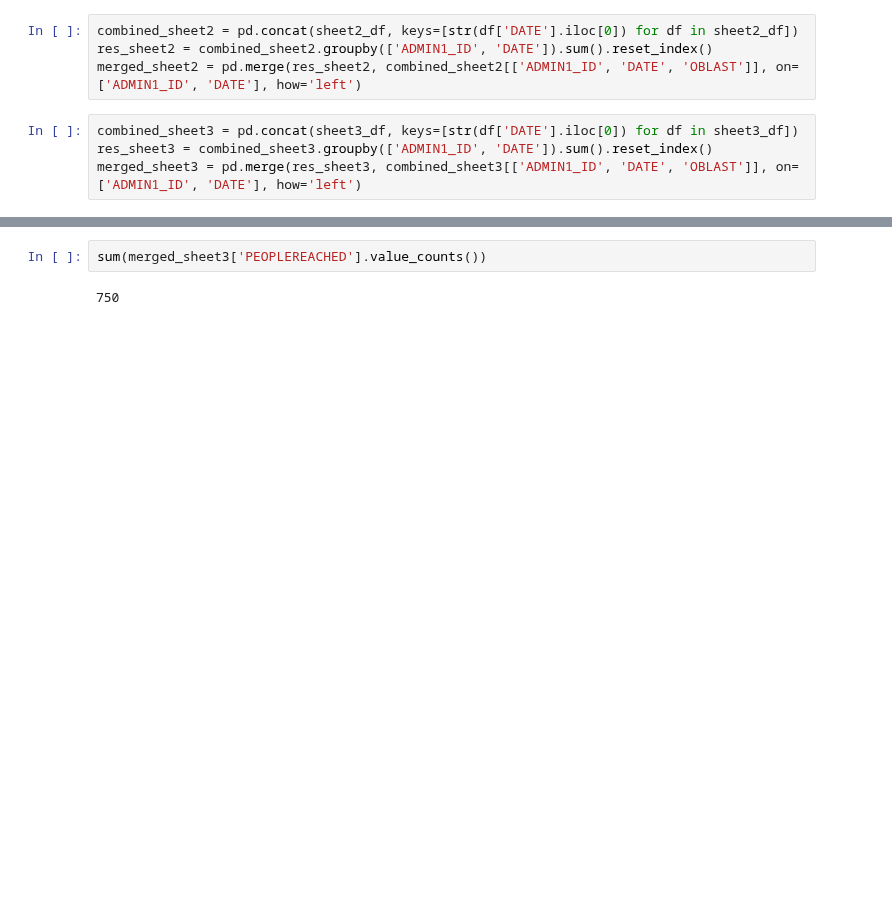
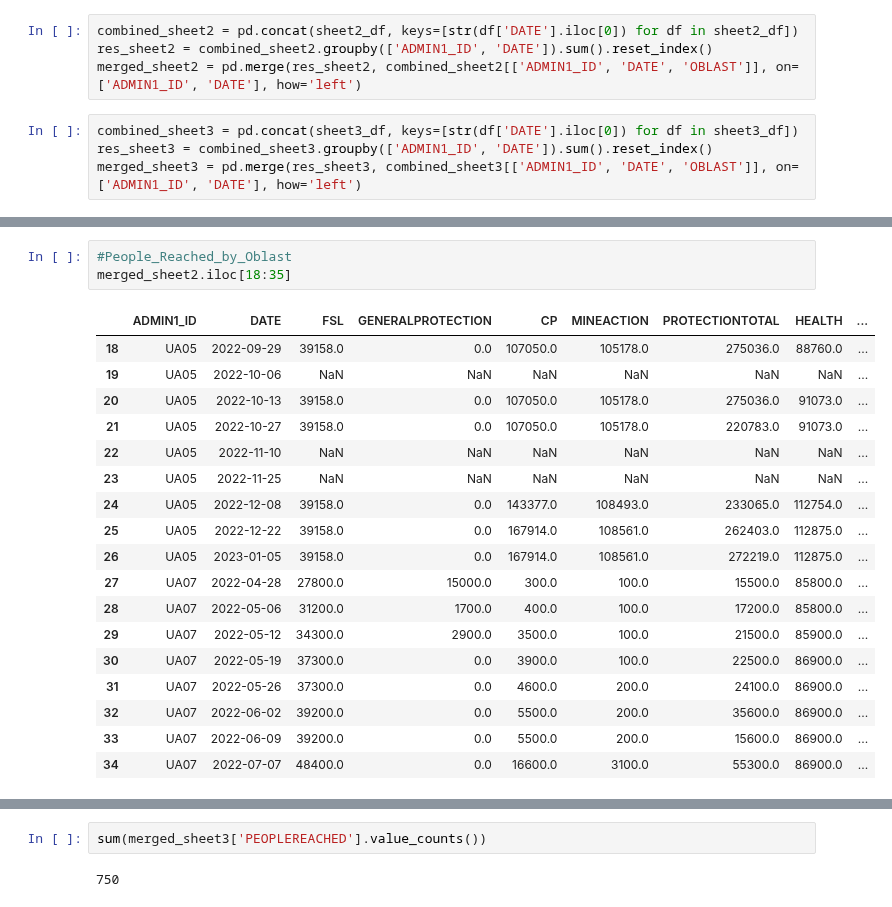
Before and after one commit to reo113/GuideHouse_Project, a Jupyter notebook: guidehouse.ipynb, the cells around one changed output, grey strips where cells are left out. Saved outputs shown, nothing was run; the diff lists cells and outputs as text; blank space fills up the shorter version.

```diff
--- a/guidehouse.ipynb
+++ b/guidehouse.ipynb
@@ -113,6 +92,28 @@ merged_sheet1.iloc[20:35]
 | 32 | UA07 | 2022-05-12 | 1.0 | 0.0 | 0.0 | 1.0 | 8.0 | 7.0 | 8.0 | 1.0 | ... |
 | 33 | UA07 | 2022-05-19 | 1.0 | 0.0 | 0.0 | 2.0 | 9.0 | 8.0 | 8.0 | 1.0 | ... |
 | 34 | UA07 | 2022-05-26 | 0.0 | 0.0 | 0.0 | 2.0 | 9.0 | 7.0 | 7.0 | 1.0 | ... |
+# %%
+#People_Reached_by_Oblast
+merged_sheet2.iloc[18:35]
+# %% [output]
+|  | ADMIN1_ID | DATE | FSL | GENERALPROTECTION | CP | MINEACTION | PROTECTIONTOTAL | HEALTH | ... |
+| 18 | UA05 | 2022-09-29 | 39158.0 | 0.0 | 107050.0 | 105178.0 | 275036.0 | 88760.0 | ... |
+| 19 | UA05 | 2022-10-06 | NaN | NaN | NaN | NaN | NaN | NaN | ... |
+| 20 | UA05 | 2022-10-13 | 39158.0 | 0.0 | 107050.0 | 105178.0 | 275036.0 | 91073.0 | ... |
+| 21 | UA05 | 2022-10-27 | 39158.0 | 0.0 | 107050.0 | 105178.0 | 220783.0 | 91073.0 | ... |
+| 22 | UA05 | 2022-11-10 | NaN | NaN | NaN | NaN | NaN | NaN | ... |
+| 23 | UA05 | 2022-11-25 | NaN | NaN | NaN | NaN | NaN | NaN | ... |
+| 24 | UA05 | 2022-12-08 | 39158.0 | 0.0 | 143377.0 | 108493.0 | 233065.0 | 112754.0 | ... |
+| 25 | UA05 | 2022-12-22 | 39158.0 | 0.0 | 167914.0 | 108561.0 | 262403.0 | 112875.0 | ... |
+| 26 | UA05 | 2023-01-05 | 39158.0 | 0.0 | 167914.0 | 108561.0 | 272219.0 | 112875.0 | ... |
+| 27 | UA07 | 2022-04-28 | 27800.0 | 15000.0 | 300.0 | 100.0 | 15500.0 | 85800.0 | ... |
+| 28 | UA07 | 2022-05-06 | 31200.0 | 1700.0 | 400.0 | 100.0 | 17200.0 | 85800.0 | ... |
+| 29 | UA07 | 2022-05-12 | 34300.0 | 2900.0 | 3500.0 | 100.0 | 21500.0 | 85900.0 | ... |
+| 30 | UA07 | 2022-05-19 | 37300.0 | 0.0 | 3900.0 | 100.0 | 22500.0 | 86900.0 | ... |
+| 31 | UA07 | 2022-05-26 | 37300.0 | 0.0 | 4600.0 | 200.0 | 24100.0 | 86900.0 | ... |
+| 32 | UA07 | 2022-06-02 | 39200.0 | 0.0 | 5500.0 | 200.0 | 35600.0 | 86900.0 | ... |
+| 33 | UA07 | 2022-06-09 | 39200.0 | 0.0 | 5500.0 | 200.0 | 15600.0 | 86900.0 | ... |
+| 34 | UA07 | 2022-07-07 | 48400.0 | 0.0 | 16600.0 | 3100.0 | 55300.0 | 86900.0 | ... |
 # %%
 merged_sheet3.iloc[20:35]
 # %% [output]
```
Also changed, not shown: parts of 85 cells of this notebook, 3 other files.
